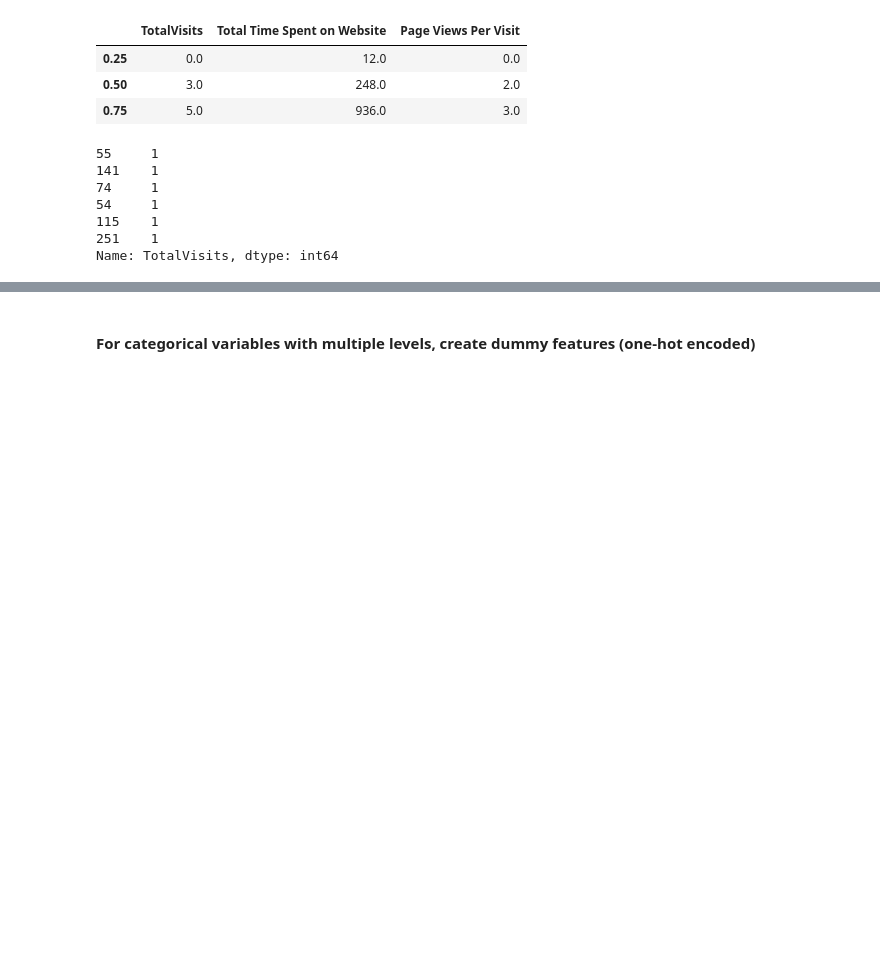
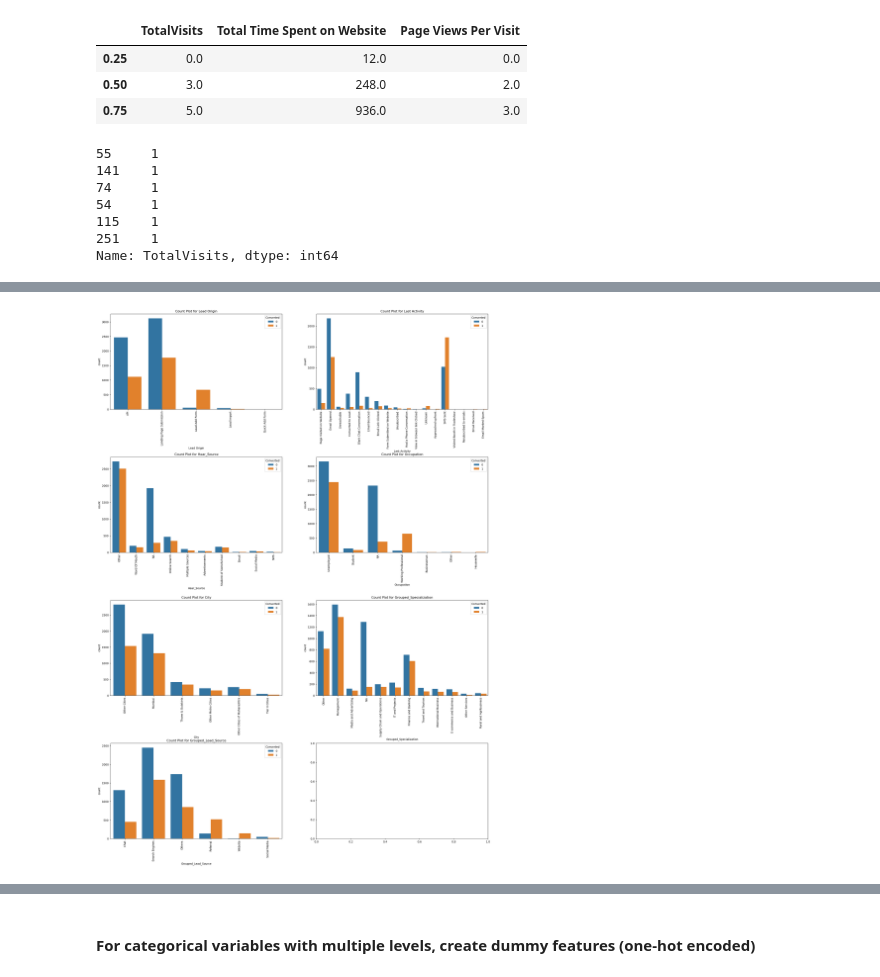
Before and after one commit to sghoshal008/Lead_Scoring_Case_Study, a Jupyter notebook: Lead_Score_assignment_reference.ipynb, the cells around one changed output, grey strips where cells are left out. Saved outputs shown, nothing was run; the diff lists cells and outputs as text; code cells hidden in the pictures; blank space fills up the shorter version.

```diff
--- a/Lead_Score_assignment_reference.ipynb
+++ b/Lead_Score_assignment_reference.ipynb
@@ -581,0 +475,17 @@ telecom.head()
+# %%
+# Set up subplots
+fig, axes = plt.subplots(nrows=4, ncols=2, figsize=(25, 35))
+fig.subplots_adjust(hspace=0.5)
+
+# List of categorical features
+categorical_features = ['Lead Origin', 'Last Activity', 'Hear_Source', 'Occupation', 'City', 'Grouped_Specialization', 'Grouped_Lead_Source']
+
+# Loop through each feature and create count plots
+for i, feature in enumerate(categorical_features):
+    sns.countplot(x=feature, hue='Converted', data=leads_df, ax=axes[i // 2, i % 2])
+    axes[i // 2, i % 2].set_title(f'Count Plot for {feature}')
+    axes[i // 2, i % 2].tick_params(axis='x', rotation=90)  # Rotate x-axis labels for each subplot
+
+plt.show()
+# %% [output]
+[figure, added]
```
Also changed, not shown: parts of 184 cells of this notebook.
